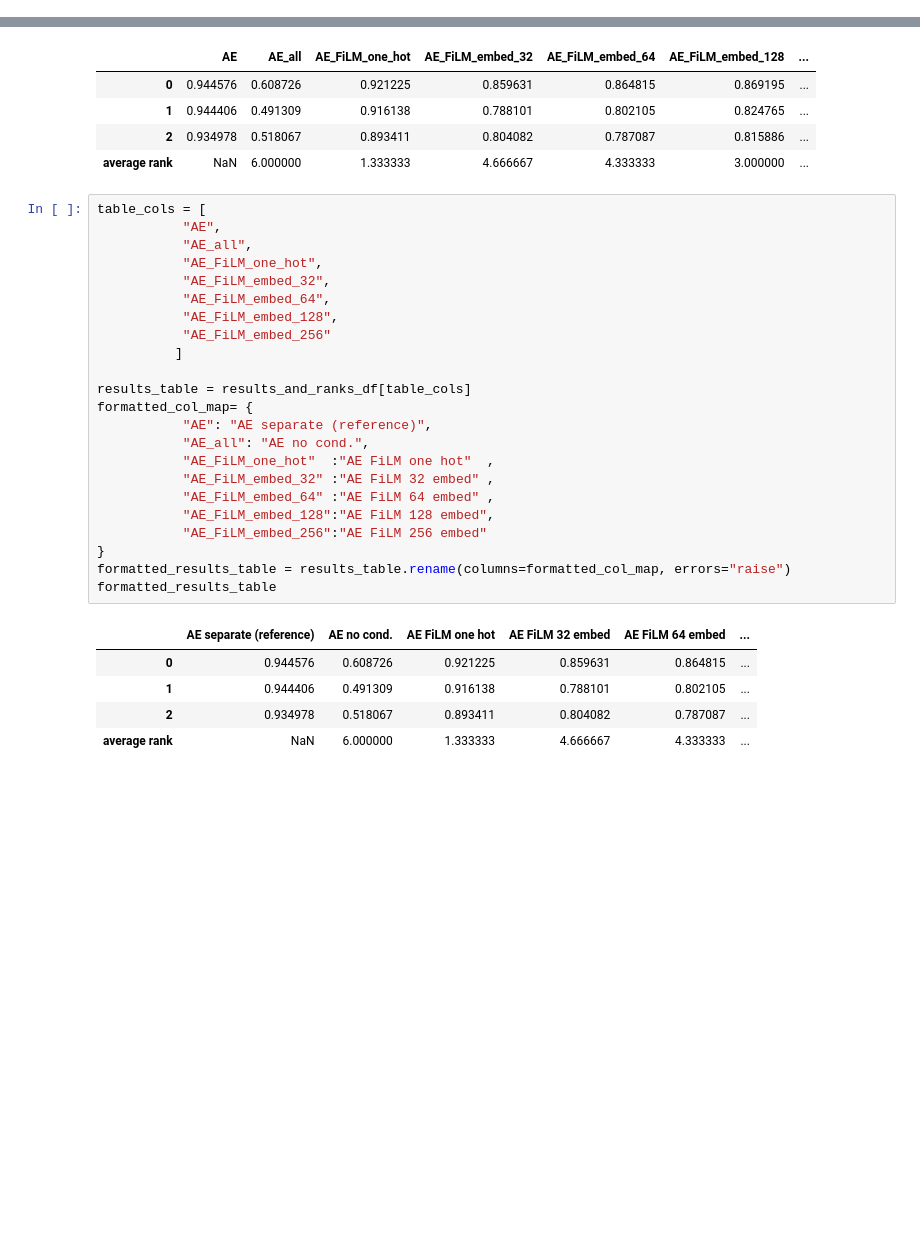
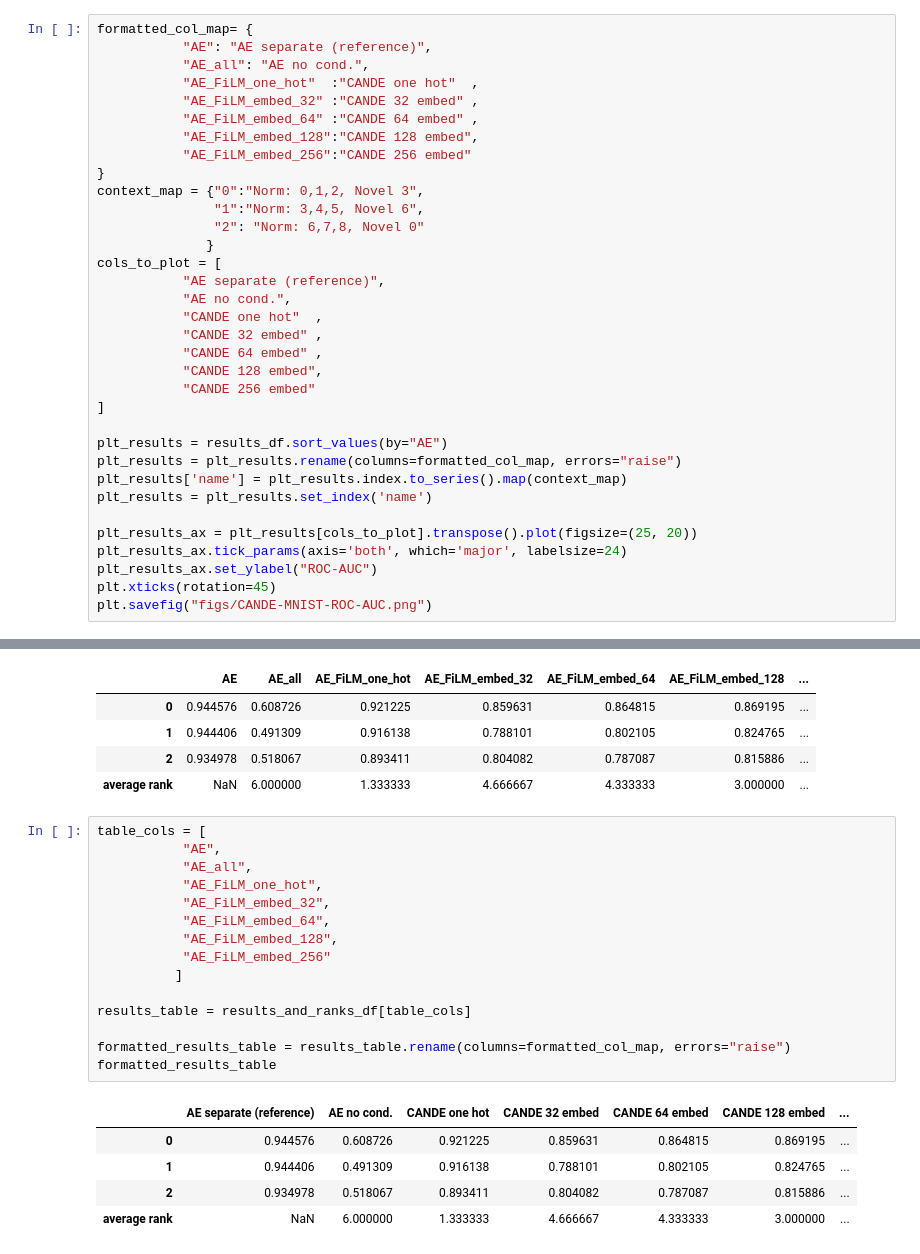
Before and after one commit to EllenRushe/CANDE, a Jupyter notebook: image_context_net/results.ipynb, the cells around one changed output, grey strips where cells are left out. Cells and saved outputs as stored; diff of their text form; blank space fills up the shorter version.

```diff
--- a/image_context_net/results.ipynb
+++ b/image_context_net/results.ipynb
@@ -48,3 +88,37 @@ results_df
 | 0 | 0.944576 | 0.608726 | 0.921225 | 0.859631 | 0.864815 | 0.869195 | ... |
 | 1 | 0.944406 | 0.491309 | 0.916138 | 0.788101 | 0.802105 | 0.824765 | ... |
 | 2 | 0.934978 | 0.518067 | 0.893411 | 0.804082 | 0.787087 | 0.815886 | ... |
+# %%
+formatted_col_map= {
+           "AE": "AE separate (reference)",
+           "AE_all": "AE no cond.",
+           "AE_FiLM_one_hot"  :"CANDE one hot"  ,
+           "AE_FiLM_embed_32" :"CANDE 32 embed" ,
+           "AE_FiLM_embed_64" :"CANDE 64 embed" ,
+           "AE_FiLM_embed_128":"CANDE 128 embed",
+           "AE_FiLM_embed_256":"CANDE 256 embed"
+}
+context_map = {"0":"Norm: 0,1,2, Novel 3",
+               "1":"Norm: 3,4,5, Novel 6",
+               "2": "Norm: 6,7,8, Novel 0"
+              }
+cols_to_plot = [
+           "AE separate (reference)",
+           "AE no cond.",
+           "CANDE one hot"  ,
+           "CANDE 32 embed" ,
+           "CANDE 64 embed" ,
+           "CANDE 128 embed",
+           "CANDE 256 embed"
+]
+
+plt_results = results_df.sort_values(by="AE")
+plt_results = plt_results.rename(columns=formatted_col_map, errors="raise")
+plt_results['name'] = plt_results.index.to_series().map(context_map)
+plt_results = plt_results.set_index('name')
+
+plt_results_ax = plt_results[cols_to_plot].transpose().plot(figsize=(25, 20))
+plt_results_ax.tick_params(axis='both', which='major', labelsize=24)
+plt_results_ax.set_ylabel("ROC-AUC")
+plt.xticks(rotation=45)
+plt.savefig("figs/CANDE-MNIST-ROC-AUC.png")
@@ -71,29 +147,21 @@ results_and_ranks_df
 # %%
 table_cols = [
            "AE",
            "AE_all",
            "AE_FiLM_one_hot",
            "AE_FiLM_embed_32",
            "AE_FiLM_embed_64",
            "AE_FiLM_embed_128",
            "AE_FiLM_embed_256"
           ]
 
 results_table = results_and_ranks_df[table_cols]
-formatted_col_map= {
-           "AE": "AE separate (reference)",
-           "AE_all": "AE no cond.",
-           "AE_FiLM_one_hot"  :"AE FiLM one hot"  ,
-           "AE_FiLM_embed_32" :"AE FiLM 32 embed" ,
-           "AE_FiLM_embed_64" :"AE FiLM 64 embed" ,
-           "AE_FiLM_embed_128":"AE FiLM 128 embed",
-           "AE_FiLM_embed_256":"AE FiLM 256 embed"
-}
+
 formatted_results_table = results_table.rename(columns=formatted_col_map, errors="raise")
 formatted_results_table
 # %% [output]
-|  | AE separate (reference) | AE no cond. | AE FiLM one hot | AE FiLM 32 embed | AE FiLM 64 embed | ... |
-| 0 | 0.944576 | 0.608726 | 0.921225 | 0.859631 | 0.864815 | ... |
-| 1 | 0.944406 | 0.491309 | 0.916138 | 0.788101 | 0.802105 | ... |
-| 2 | 0.934978 | 0.518067 | 0.893411 | 0.804082 | 0.787087 | ... |
-| average rank | NaN | 6.000000 | 1.333333 | 4.666667 | 4.333333 | ... |
+|  | AE separate (reference) | AE no cond. | CANDE one hot | CANDE 32 embed | CANDE 64 embed | CANDE 128 embed | ... |
+| 0 | 0.944576 | 0.608726 | 0.921225 | 0.859631 | 0.864815 | 0.869195 | ... |
+| 1 | 0.944406 | 0.491309 | 0.916138 | 0.788101 | 0.802105 | 0.824765 | ... |
+| 2 | 0.934978 | 0.518067 | 0.893411 | 0.804082 | 0.787087 | 0.815886 | ... |
+| average rank | NaN | 6.000000 | 1.333333 | 4.666667 | 4.333333 | 3.000000 | ... |
```
Also changed, not shown: parts of 8 cells of this notebook, 3 other files.
